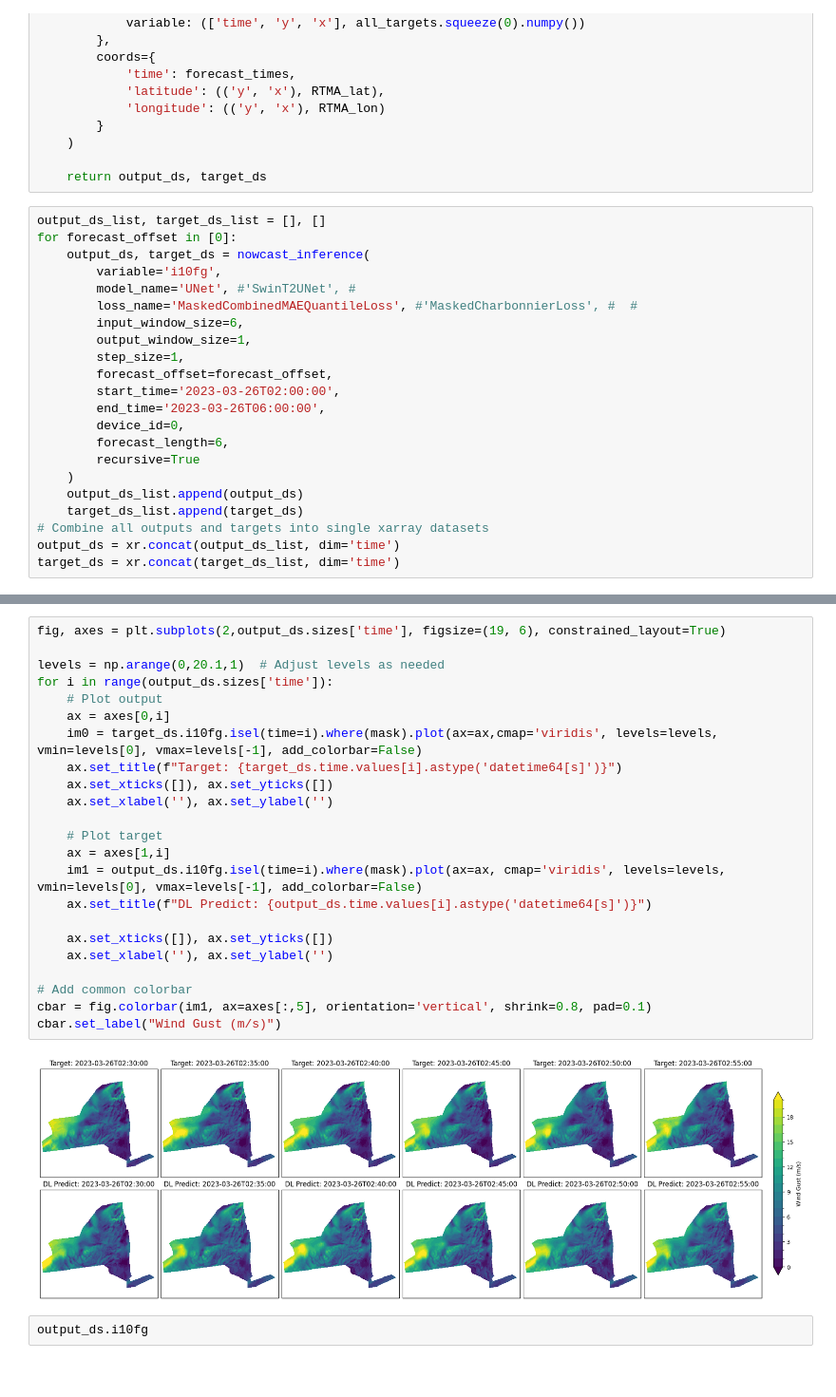
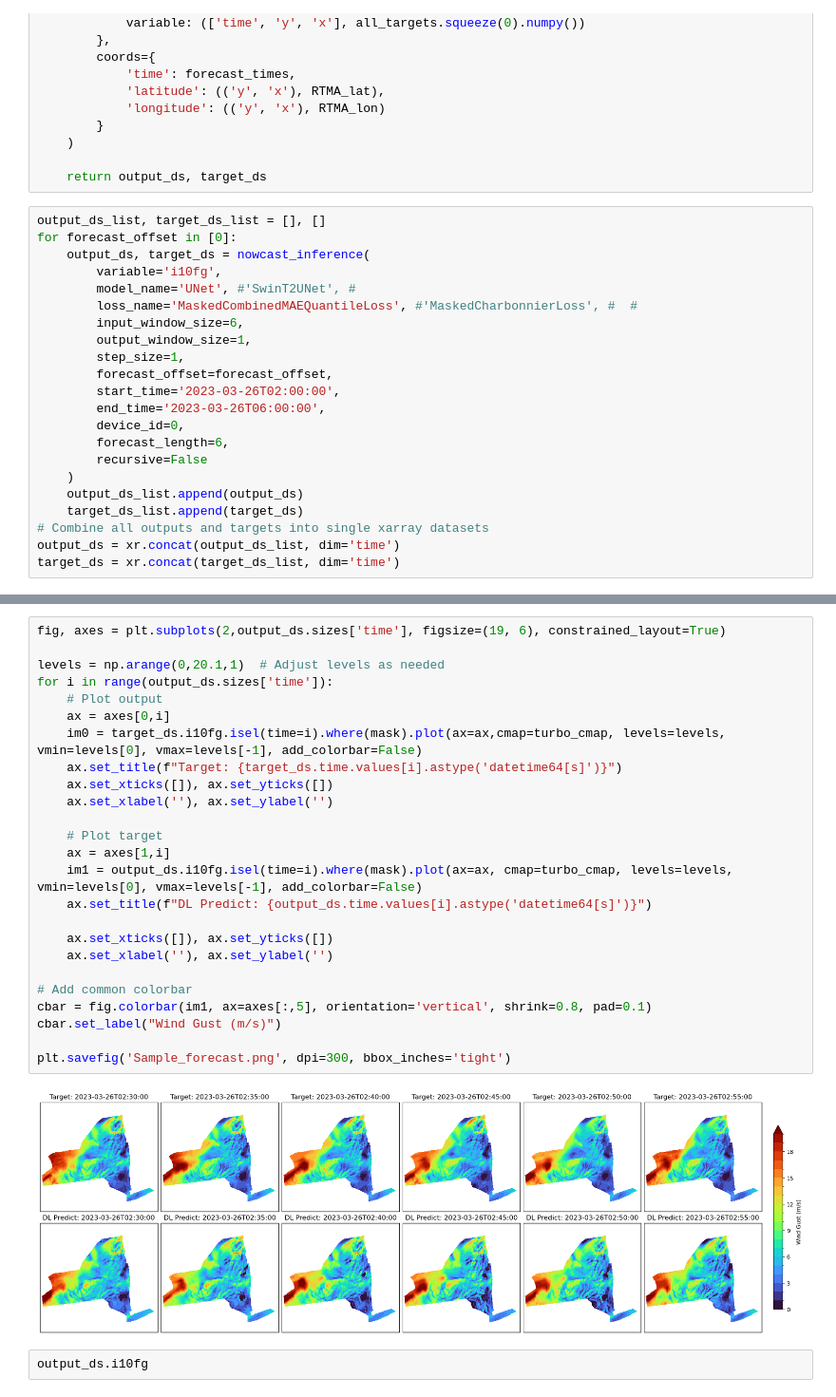
Before and after one commit to HarishBaki/Gust_field_nowcasting_from_Sparse_stations, a Jupyter notebook: analysis.ipynb, the cells around one changed output, grey strips where cells are left out. Shown at 95% size. Cells and saved outputs as stored; diff of their text form.

```diff
--- a/analysis.ipynb
+++ b/analysis.ipynb
@@ -340,7 +407,7 @@ for forecast_offset in [0]:
         end_time='2023-03-26T06:00:00',
         device_id=0,
         forecast_length=6,
-        recursive=True
+        recursive=False
     )
     output_ds_list.append(output_ds)
     target_ds_list.append(target_ds)
@@ -372,28 +439,30 @@ Text(0, 0.5, 'Wind gust (m/s)')
 # %%
 fig, axes = plt.subplots(2,output_ds.sizes['time'], figsize=(19, 6), constrained_layout=True)
 
 levels = np.arange(0,20.1,1)  # Adjust levels as needed
 for i in range(output_ds.sizes['time']):
     # Plot output
     ax = axes[0,i]
-    im0 = target_ds.i10fg.isel(time=i).where(mask).plot(ax=ax,cmap='viridis', levels=levels, vmin=levels[0], vmax=levels[-1], add_colorbar=False)
+    im0 = target_ds.i10fg.isel(time=i).where(mask).plot(ax=ax,cmap=turbo_cmap, levels=levels, vmin=levels[0], vmax=levels[-1], add_colorbar=False)
     ax.set_title(f"Target: {target_ds.time.values[i].astype('datetime64[s]')}")
     ax.set_xticks([]), ax.set_yticks([])
     ax.set_xlabel(''), ax.set_ylabel('')
 
     # Plot target
     ax = axes[1,i]
-    im1 = output_ds.i10fg.isel(time=i).where(mask).plot(ax=ax, cmap='viridis', levels=levels, vmin=levels[0], vmax=levels[-1], add_colorbar=False)
+    im1 = output_ds.i10fg.isel(time=i).where(mask).plot(ax=ax, cmap=turbo_cmap, levels=levels, vmin=levels[0], vmax=levels[-1], add_colorbar=False)
     ax.set_title(f"DL Predict: {output_ds.time.values[i].astype('datetime64[s]')}")
 
     ax.set_xticks([]), ax.set_yticks([])
     ax.set_xlabel(''), ax.set_ylabel('')
 
 # Add common colorbar
 cbar = fig.colorbar(im1, ax=axes[:,5], orientation='vertical', shrink=0.8, pad=0.1)
 cbar.set_label("Wind Gust (m/s)")
+
+plt.savefig('Sample_forecast.png', dpi=300, bbox_inches='tight')
 # %% [output]
-[figure, old version]
+[figure, new version]
 # %%
 output_ds.i10fg
 # %% [output]
```
Also changed, not shown: parts of 4 cells of this notebook, 1 other file.
